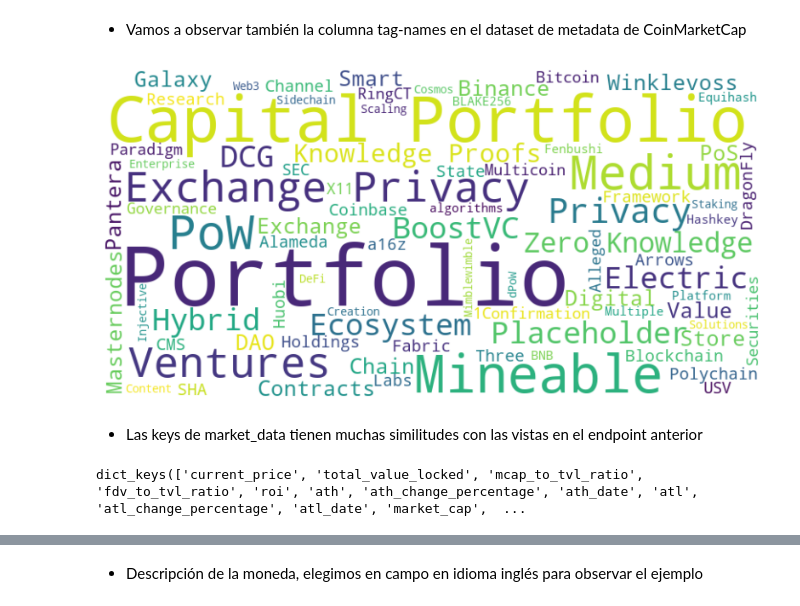
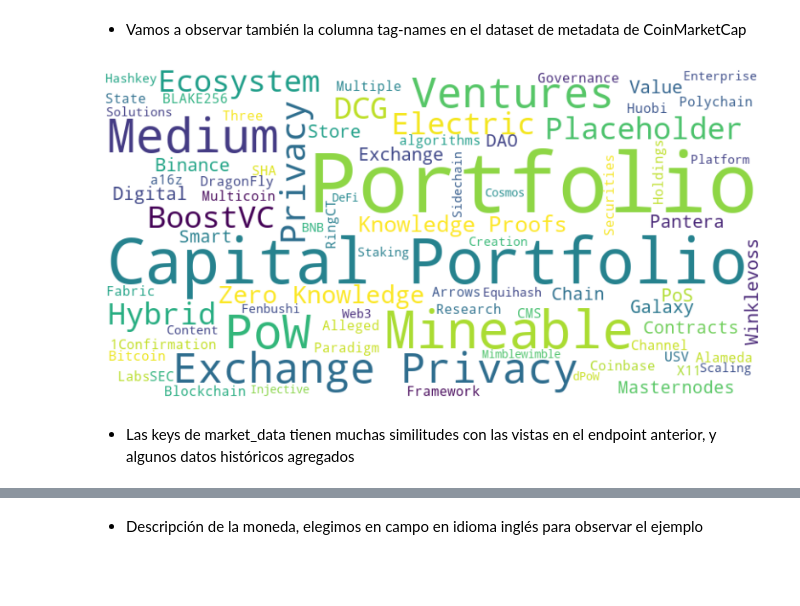
Before and after one commit to MarFloCaro/DataCrypto, a Jupyter notebook: eda.ipynb, the cells around one changed output, grey strips where cells are left out. Saved outputs shown, nothing was run; the diff lists cells and outputs as text; code cells hidden in the pictures; blank space fills up the shorter version.

```diff
--- a/eda.ipynb
+++ b/eda.ipynb
@@ -147,4 +148,4 @@ Respecto a este grupo nombrado (All Times), y comparando máximos y mínimos de
 # %% [markdown]
 En otro grupo de columnas relacionadas entre sí, observé valores de las columnas que detallan supply (cantidad de unidades de la moneda) y noté varios valores faltantes. Busqué datos adicionales en CoinMarketCap:
 # %%
-data = get_metadata_v2(crypto_ids)
+metadata = get_metadata_v2(crypto_ids)
@@ -211,21 +212,17 @@ plt.show()
 # %% [markdown]
 * Vamos a observar también la columna tag-names en el dataset de metadata de CoinMarketCap
 # %%
-categories_array = np.array(data['tag-names'].dropna())
+categories_array = np.array(metadata['tag-names'].dropna())
 flattened_categories = np.concatenate(categories_array)
 all_categories = ' '.join(flattened_categories)
 
 wordcloud = WordCloud(width=800, height=400, background_color='white').generate(all_categories)
 
 plt.figure(figsize=(10, 5))
 plt.imshow(wordcloud, interpolation='bilinear')
 plt.axis('off')
 plt.show()
 # %% [output]
-[figure, old version]
+[figure, new version]
 # %% [markdown]
-* Las keys de market_data tienen muchas similitudes con las vistas en el endpoint anterior
+* Las keys de market_data tienen muchas similitudes con las vistas en el endpoint anterior, y algunos datos históricos agregados
-# %%
-print(df_coins['market_data'][0].keys())
-# %% [output]
-dict_keys(['current_price', 'total_value_locked', 'mcap_to_tvl_ratio', 'fdv_to_tvl_ratio', 'roi', 'ath', 'ath_change_percentage', 'ath_date', 'atl', 'atl_change_percentage', 'atl_date', 'market_cap',  ...
```
Also changed, not shown: parts of 47 cells of this notebook.
